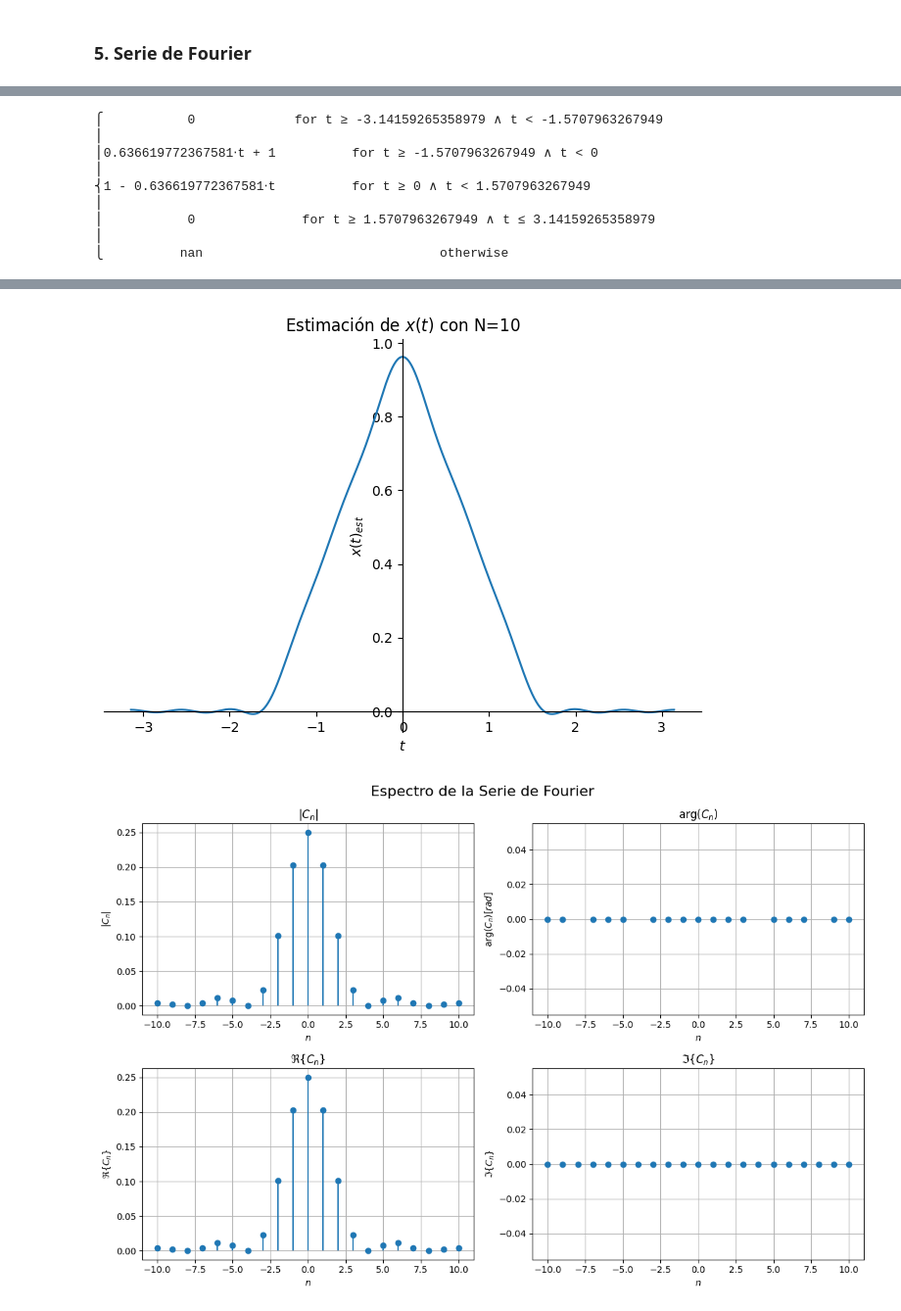
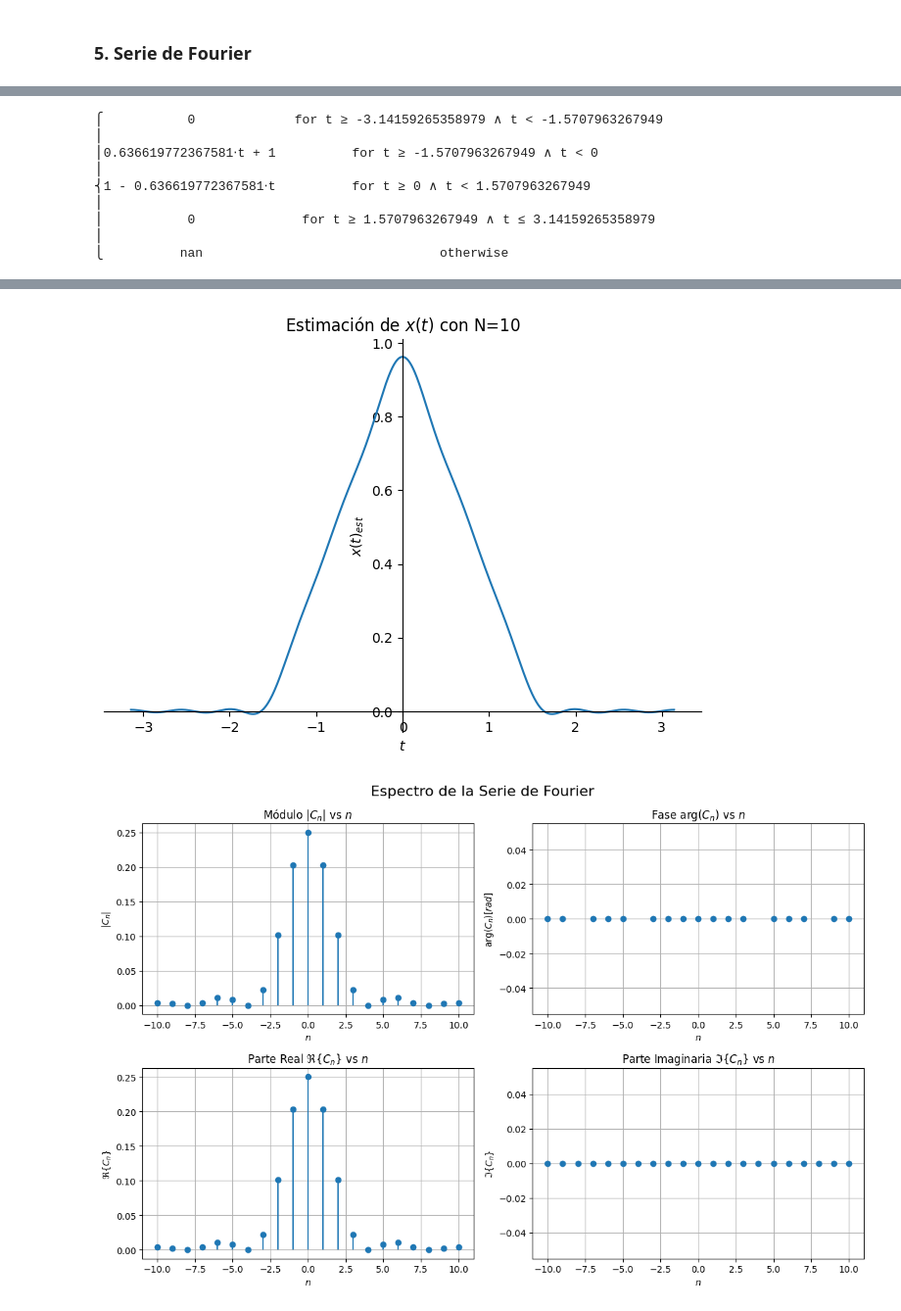
Before and after one commit to AlmondSund/SyS_2025_2, a Jupyter notebook: Taller1_SyS.ipynb, the cells around one changed output, grey strips where cells are left out. Shown at 98% size. Saved outputs shown, nothing was run; the diff lists cells and outputs as text; code cells hidden in the pictures.

```diff
--- a/Taller1_SyS.ipynb
+++ b/Taller1_SyS.ipynb
@@ -926,40 +926,40 @@ imag_C_n = [sp.im(C_n.subs(n, k)).evalf() for k in range(-N, N+1)]
 fig, axs = plt.subplots(2, 2, figsize=(12, 8))
 fig.suptitle('Espectro de la Serie de Fourier', fontsize=16)
 axs[0, 0].stem(range(-N, N+1), abs_C_n, basefmt=" ")
-axs[0, 0].set_title('$|C_n|$')
+axs[0, 0].set_title('Módulo $|C_n|$ vs $n$')
 axs[0, 0].set_xlabel('$n$')
 axs[0, 0].set_ylabel('$|C_n|$')
 axs[0, 0].grid()
 
 axs[0, 1].stem(range(-N, N+1), arg_C_n, basefmt=" ")
-axs[0, 1].set_title('$\\arg(C_n)$')
+axs[0, 1].set_title('Fase $\\arg(C_n)$ vs $n$')
 axs[0, 1].set_xlabel('$n$')
 axs[0, 1].set_ylabel('$\\arg(C_n)  [rad]$')
 axs[0, 1].grid()
 
 axs[1, 0].stem(range(-N, N+1), real_C_n, basefmt=" ")
-axs[1, 0].set_title('$\\Re\\{C_n\\}$')
+axs[1, 0].set_title('Parte Real $\\Re\\{C_n\\}$ vs $n$')
 axs[1, 0].set_xlabel('$n$')
 axs[1, 0].set_ylabel('$\\Re\\{C_n\\}$')
 axs[1, 0].grid()
 
 axs[1, 1].stem(range(-N, N+1), imag_C_n, basefmt=" ")
-axs[1, 1].set_title('$\\Im\\{C_n\\}$')
+axs[1, 1].set_title('Parte Imaginaria $\\Im\\{C_n\\}$ vs $n$')
 axs[1, 1].set_xlabel('$n$')
 axs[1, 1].set_ylabel('$\\Im\\{C_n\\}$')
 axs[1, 1].grid()
 
 plt.tight_layout()
 # %% [output]
 ⎧           0             for t ≥ -3.14159265358979 ∧ t < -1.5707963267949
 ⎪
 ⎪0.636619772367581⋅t + 1          for t ≥ -1.5707963267949 ∧ t < 0
 ⎪
 ⎨1 - 0.636619772367581⋅t          for t ≥ 0 ∧ t < 1.5707963267949
 ⎪
 ⎪           0              for t ≥ 1.5707963267949 ∧ t ≤ 3.14159265358979
 ⎪
 ⎩          nan                               otherwise
 [figure]
 [figure]
-[figure, old version]
+[figure, new version]
```
Also changed, not shown: parts of 1 cell of this notebook.
